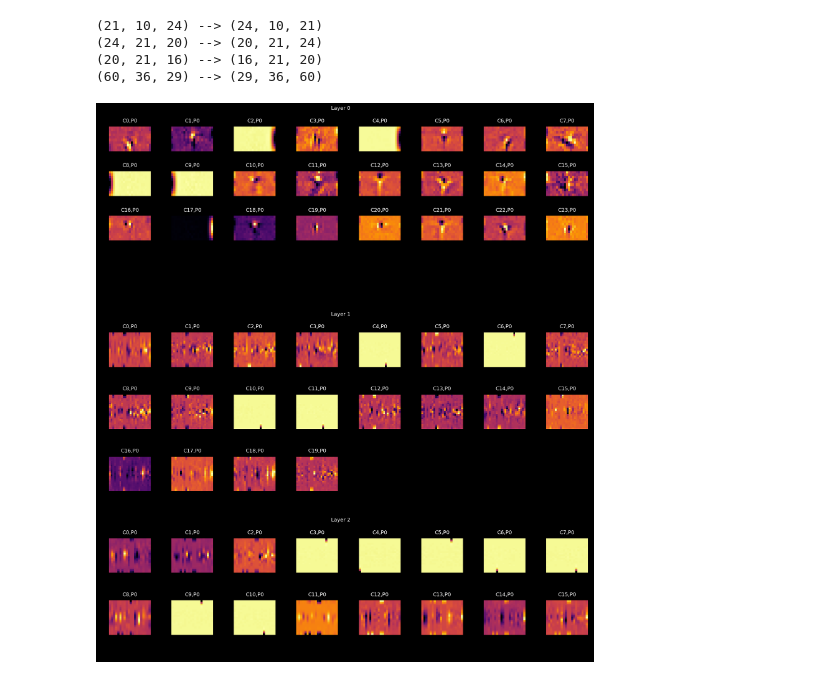
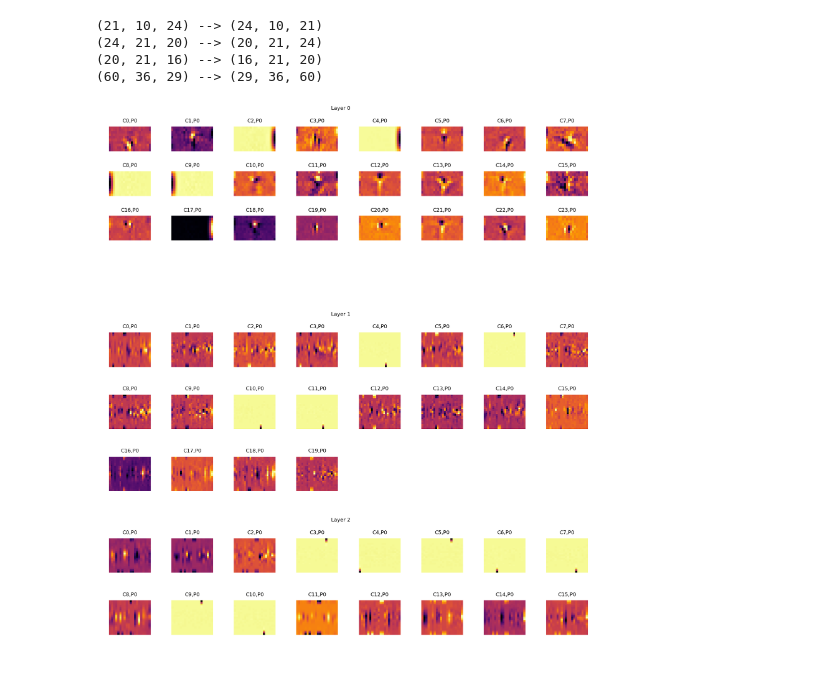
Before and after one commit to NeuroTheoryUMD/mattjac, a Jupyter notebook: v1/02242023.ipynb, the cells around one changed output. Saved outputs shown, nothing was run; the diff lists cells and outputs as text; code cells hidden in the pictures.

```diff
--- a/v1/02242023.ipynb
+++ b/v1/02242023.ipynb
@@ -36,10 +40,9 @@ e1.trials
 # %%
 # TODO: plot the inhibitory and excitatory filters, and try to make sense of them
-plot.darkmode()
 plot.plot_model_weights(e1.trials_where(name='cnim_scaffold11')[0].model, cmap='inferno', figsize=(20,20))
 # %% [output]
 (21, 10, 24) --> (24, 10, 21)
 (24, 21, 20) --> (20, 21, 24)
 (20, 21, 16) --> (16, 21, 20)
 (60, 36, 29) --> (29, 36, 60)
-[figure, old version]
+[figure, new version]
```
Also changed, not shown: parts of 15 cells of this notebook, 3 other files.
